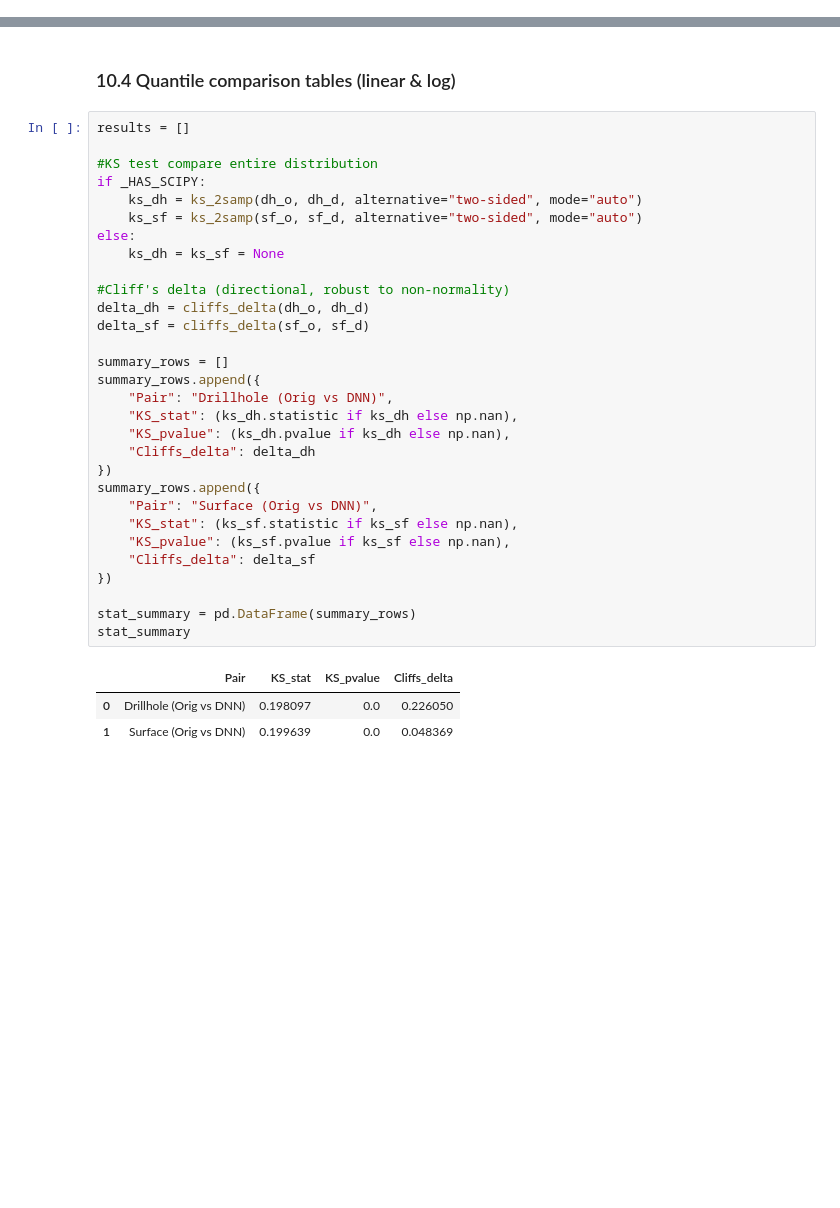
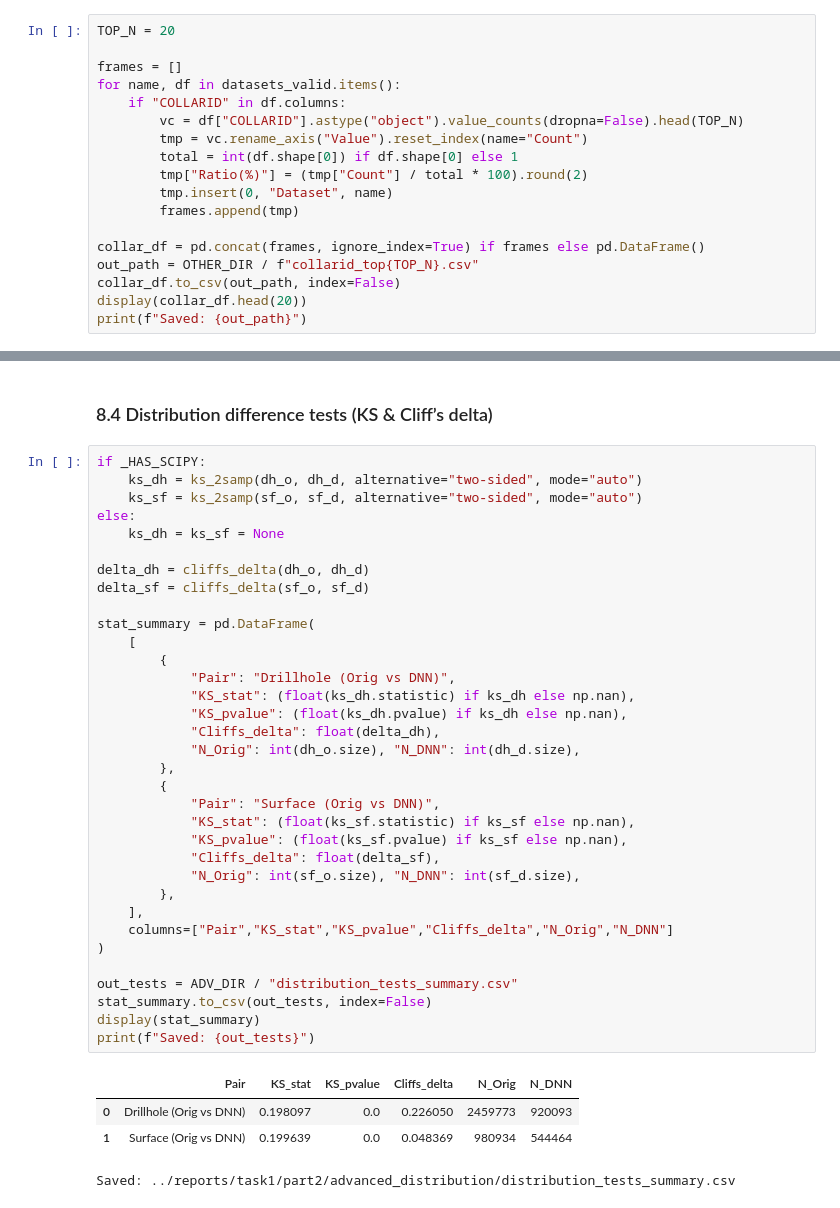
Before and after one commit to zyWang4capstone/Capstone-project-cu-gap-analysis-platform, a Jupyter notebook: notebooks/First-step EDA.ipynb, the cells around one changed output, grey strips where cells are left out. Saved outputs shown, nothing was run; the diff lists cells and outputs as text; blank space fills up the shorter version.

```diff
--- a/notebooks/First-step EDA.ipynb
+++ b/notebooks/First-step EDA.ipynb
@@ -197,0 +363,18 @@ plt.show()
+# %%
+TOP_N = 20
+
+frames = []
+for name, df in datasets_valid.items():
+    if "COLLARID" in df.columns:
+        vc = df["COLLARID"].astype("object").value_counts(dropna=False).head(TOP_N)
+        tmp = vc.rename_axis("Value").reset_index(name="Count")
+        total = int(df.shape[0]) if df.shape[0] else 1
+        tmp["Ratio(%)"] = (tmp["Count"] / total * 100).round(2)
+        tmp.insert(0, "Dataset", name)
+        frames.append(tmp)
+
+collar_df = pd.concat(frames, ignore_index=True) if frames else pd.DataFrame()
+out_path = OTHER_DIR / f"collarid_top{TOP_N}.csv"
+collar_df.to_csv(out_path, index=False)
+display(collar_df.head(20))
+print(f"Saved: {out_path}")
@@ -474,37 +958,42 @@ Surface quantiles (log10 space):
 # %% [markdown]
-### 10.4 Quantile comparison tables (linear & log)
+### 8.4 Distribution difference tests (KS & Cliff’s delta)
 # %%
-results = []
-
-#KS test compare entire distribution
 if _HAS_SCIPY:
     ks_dh = ks_2samp(dh_o, dh_d, alternative="two-sided", mode="auto")
     ks_sf = ks_2samp(sf_o, sf_d, alternative="two-sided", mode="auto")
 else:
     ks_dh = ks_sf = None
 
-#Cliff's delta (directional, robust to non-normality)
 delta_dh = cliffs_delta(dh_o, dh_d)
 delta_sf = cliffs_delta(sf_o, sf_d)
 
-summary_rows = []
-summary_rows.append({
-    "Pair": "Drillhole (Orig vs DNN)",
-    "KS_stat": (ks_dh.statistic if ks_dh else np.nan),
-    "KS_pvalue": (ks_dh.pvalue if ks_dh else np.nan),
-    "Cliffs_delta": delta_dh
-})
-summary_rows.append({
-    "Pair": "Surface (Orig vs DNN)",
-    "KS_stat": (ks_sf.statistic if ks_sf else np.nan),
-    "KS_pvalue": (ks_sf.pvalue if ks_sf else np.nan),
-    "Cliffs_delta": delta_sf
-})
+stat_summary = pd.DataFrame(
+    [
+        {
+            "Pair": "Drillhole (Orig vs DNN)",
+            "KS_stat": (float(ks_dh.statistic) if ks_dh else np.nan),
+            "KS_pvalue": (float(ks_dh.pvalue) if ks_dh else np.nan),
+            "Cliffs_delta": float(delta_dh),
+            "N_Orig": int(dh_o.size), "N_DNN": int(dh_d.size),
+        },
+        {
+            "Pair": "Surface (Orig vs DNN)",
+            "KS_stat": (float(ks_sf.statistic) if ks_sf else np.nan),
+            "KS_pvalue": (float(ks_sf.pvalue) if ks_sf else np.nan),
+            "Cliffs_delta": float(delta_sf),
+            "N_Orig": int(sf_o.size), "N_DNN": int(sf_d.size),
+        },
+    ],
+    columns=["Pair","KS_stat","KS_pvalue","Cliffs_delta","N_Orig","N_DNN"]
+)
 
-stat_summary = pd.DataFrame(summary_rows)
-stat_summary
+out_tests = ADV_DIR / "distribution_tests_summary.csv"
+stat_summary.to_csv(out_tests, index=False)
+display(stat_summary)
+print(f"Saved: {out_tests}")
 # %% [output]
-|  | Pair | KS_stat | KS_pvalue | Cliffs_delta |
-| 0 | Drillhole (Orig vs DNN) | 0.198097 | 0.0 | 0.226050 |
-| 1 | Surface (Orig vs DNN) | 0.199639 | 0.0 | 0.048369 |
+|  | Pair | KS_stat | KS_pvalue | Cliffs_delta | N_Orig | N_DNN |
+| 0 | Drillhole (Orig vs DNN) | 0.198097 | 0.0 | 0.226050 | 2459773 | 920093 |
+| 1 | Surface (Orig vs DNN) | 0.199639 | 0.0 | 0.048369 | 980934 | 544464 |
+Saved: ../reports/task1/part2/advanced_distribution/distribution_tests_summary.csv
 # %% [markdown]
```
Also changed, not shown: parts of 79 cells of this notebook, 35 other files.
